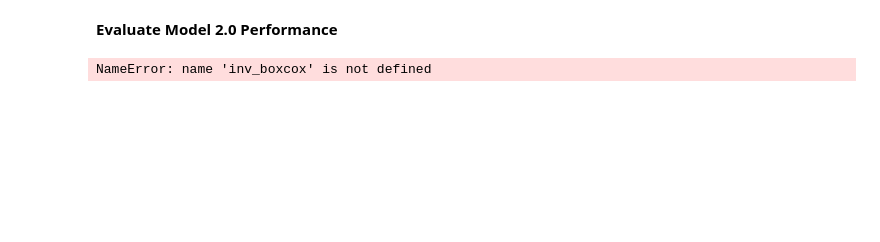
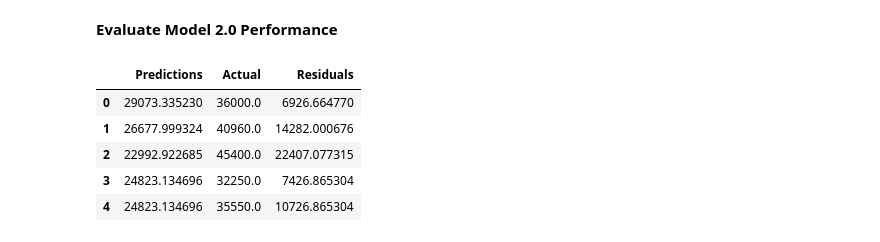
Before and after one commit to KishenSharma6/CarPricesPrediction, a Jupyter notebook: Notebooks/Modeling/20201022_Modeling.ipynb, the cells around one changed output. Saved outputs shown, nothing was run; the diff lists cells and outputs as text; code cells hidden in the pictures; blank space fills up the shorter version.

```diff
--- a/Notebooks/Modeling/20201022_Modeling.ipynb
+++ b/Notebooks/Modeling/20201022_Modeling.ipynb
@@ -200,19 +224,23 @@ Model2Predictions= cross_val_predict(estimator= pipe, X= X, y= y,
 # %%
 #Create dictionary containing BaseRegressorPredictions and y
 Model2Dict= {'Predictions': Model2Predictions,
                    'Actual': list(y)}
 
 #Convert dictionary into dataframe
 Model2Resids= pd.DataFrame(data=Model2Dict, columns= ['Predictions', 'Actual'])
 
 #Invert boxcox transformation
-Model2Resids = Model2Resids.apply(lambda x: inv_boxcox(x, lmbda))
 Model2Resids['Residuals']= Model2Resids['Actual']- Model2Resids['Predictions']
 
 #Check
 display(Model2Resids.head())
 # %% [output]
-NameError: name 'inv_boxcox' is not defined
+|  | Predictions | Actual | Residuals |
+| 0 | 29073.335230 | 36000.0 | 6926.664770 |
+| 1 | 26677.999324 | 40960.0 | 14282.000676 |
+| 2 | 22992.922685 | 45400.0 | 22407.077315 |
+| 3 | 24823.134696 | 32250.0 | 7426.865304 |
+| 4 | 24823.134696 | 35550.0 | 10726.865304 |
 # %%
 #Score model2.0
 Model2Metrics= regression_metrics(Model2Resids.Predictions.values, Model2Resids.Actual.values)
```
Also changed, not shown: parts of 18 cells of this notebook, 2 other files.
